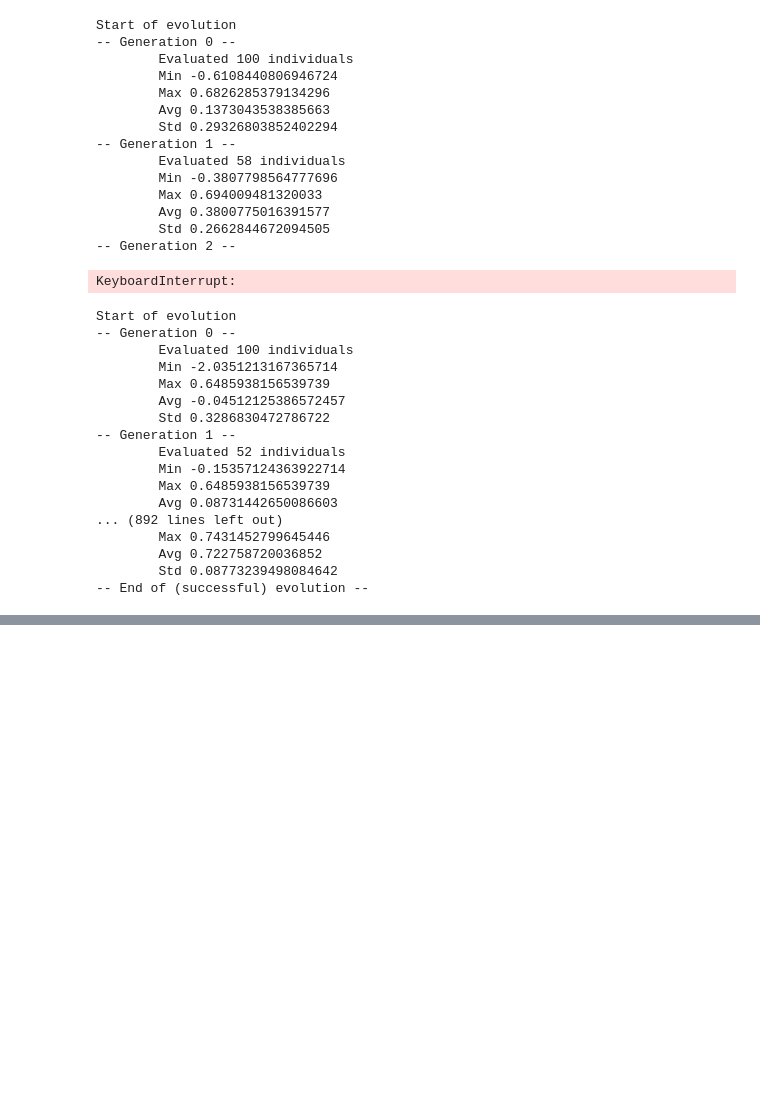
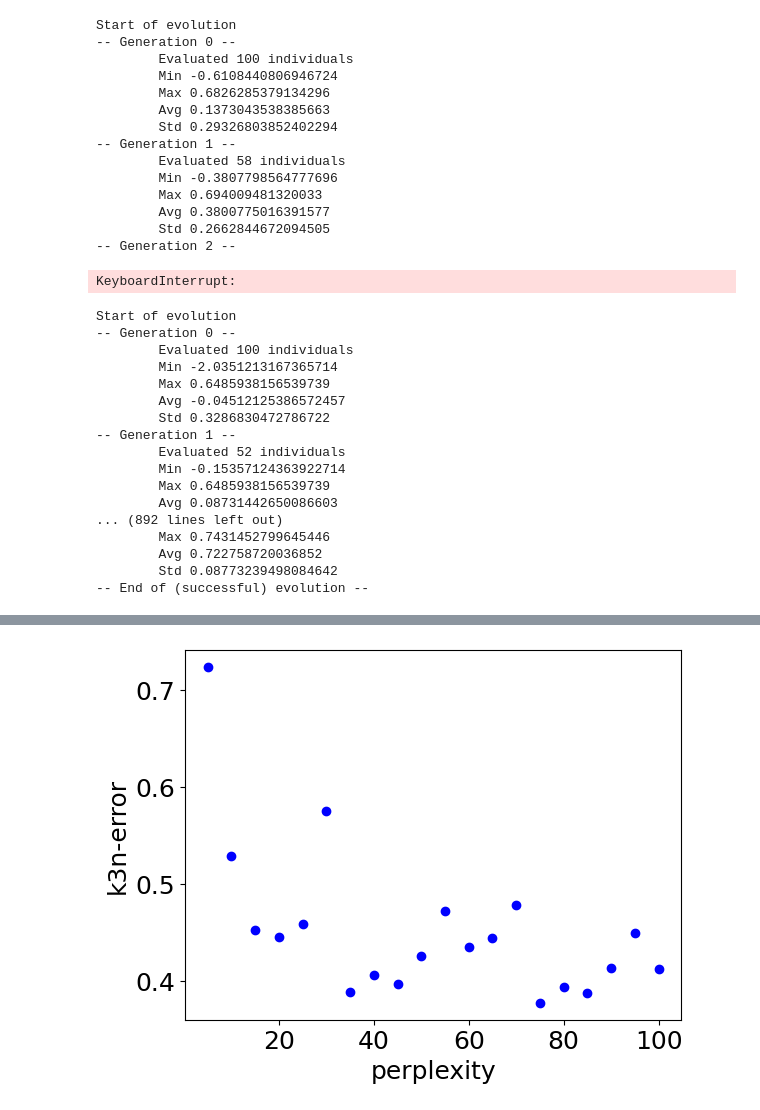
Before and after one commit to sato1214syun/python-mi-for_chemical_engineering, a Jupyter notebook: script.ipynb, the cells around one changed output, grey strips where cells are left out. Cells and saved outputs as stored; diff of their text form; code cells hidden in the pictures; blank space fills up the shorter version.

```diff
--- a/script.ipynb
+++ b/script.ipynb
@@ -2614,58 +2614,74 @@ import polars as pl
 from dcekit.validation import k3nerror  # type: ignore[import-untyped]
 from sklearn.manifold import TSNE
 
-# 設定 ここから
-k_in_k3n_error = 10  # k3n-error の k
-candidates_of_perplexity = np.arange(5, 105, 5, dtype=int)  # t-SNE の perplexity の候補
-# 設定 ここまで
 
-def load_dataset(file_path: str) -> pd.DataFrame:
+def load_dataset(file_path: str) -> pl.DataFrame:
     """データセットを読み込む."""
     return pl.read_csv(file_path).drop("")
-dataset = pd.read_csv(
-    "dataset/selected_descriptors_with_boiling_point.csv", index_col=0
-)  # データセットの読み込み
 
-y = dataset.iloc[:, 0]  # 目的変数
-x = dataset.iloc[:, 1:]  # 説明変数
-autoscaled_x = (x - x.mean()) / x.std()  # オートスケーリング
+
+def pre_processing_dataset(
+    dataset: pl.DataFrame,
+) -> pl.DataFrame:
+    """データセットの前処理."""
+    return dataset.with_columns(pl.nth(0).replace(None, 999).replace(999, None))
+
+
+# データセットの読み込み
+dataset = load_dataset("dataset/selected_descriptors_with_boiling_point.csv")
+dataset = pre_processing_dataset(dataset)
+y = dataset.to_series(0)  # 目的変数
+x = dataset.drop(y.name)  # 説明変数
+normalized_x = x.with_columns((pl.all() - pl.all().mean()) / pl.all().std())
 
 # k3n-error を用いた perplexity の最適化
-k3n_errors = []
-for index, perplexity in enumerate(candidates_of_perplexity):
-    print(index + 1, "/", len(candidates_of_perplexity))
-    t = TSNE(
-        perplexity=perplexity, n_components=2, init="pca", random_state=10
-    ).fit_transform(autoscaled_x)
-    scaled_t = (t - t.mean(axis=0)) / t.std(axis=0, ddof=1)
+n_components = 2
+k_in_k3n_error = 10  # k3n-error の k
+# t-SNE の perplexity の候補
+candidates_of_perplexity = pl.int_range(5, 105, 5, eager=True)
+k3n_errors = pl.Series("k3n_error", dtype=pl.Float64)
+for i, perplexity in enumerate(candidates_of_perplexity):
+    print(i + 1, "/", len(candidates_of_perplexity))
 
+    t = pl.DataFrame(
+        TSNE(
+            n_components, perplexity=perplexity, init="pca", random_state=10
+        ).fit_transform(
+            normalized_x.to_numpy()  # pl.DataFrameだとサンプルの結果と差が出る
+        )
+    )
+    scaled_t = t.with_columns((pl.all() - pl.all().mean()) / pl.all().std())
     k3n_errors.append(
-        k3nerror(autoscaled_x, scaled_t, k_in_k3n_error)
-        + k3nerror(scaled_t, autoscaled_x, k_in_k3n_error)
+        pl.Series(
+            [
+                k3nerror(normalized_x, scaled_t, k_in_k3n_error)
+                + k3nerror(scaled_t, normalized_x, k_in_k3n_error)
+            ]
+        ),
     )
+
 plt.scatter(candidates_of_perplexity, k3n_errors, c="blue")
 plt.xlabel("perplexity")
 plt.ylabel("k3n-error")
 plt.show()
-optimal_perplexity = candidates_of_perplexity[
-    np.where(k3n_errors == np.min(k3n_errors))[0][0]
-]
+
+optimal_perplexity = candidates_of_perplexity[k3n_errors.arg_min()]
 print("k3n-error による perplexity の最適値 :", optimal_perplexity)
 
 # t-SNE
-t = TSNE(
-    perplexity=optimal_perplexity, n_components=2, init="pca", random_state=10
-).fit_transform(autoscaled_x)
-t = pd.DataFrame(  # type: ignore[assignment]
-    t, index=dataset.index, columns=["t_1", "t_2"]
-)  # pandas の DataFrame 型に変換。行の名前・列の名前も設定
-t.to_csv(  # type: ignore[attr-defined]
-    f"result/tsne_score_perplexity_{optimal_perplexity}.csv"
-)  # csv ファイルに保存。同じ名前のファイルがあるときは上書きされるため注意
+t = pl.DataFrame(
+    TSNE(
+        n_components, perplexity=optimal_perplexity, init="pca", random_state=10
+    ).fit_transform(normalized_x.to_numpy())  # pl.DataFrameだとサンプルの結果と差が出る
+)
+t.columns = ["t1", "t2"]
+index = pl.Series("", [f"sample_{i + 1}" for i in range(t.height)])
+t.insert_column(0, index).write_csv(
+    f"result/tsne_score_perplexity_{optimal_perplexity}.csv", quote_style="never"
+)
 
 # t1 と t2 の散布図
-plt.rcParams["font.size"] = 18
-plt.scatter(t.iloc[:, 0], t.iloc[:, 1], c="blue")  # type: ignore[attr-defined]
+plt.scatter(t.to_series(0), t.to_series(1), c="blue")
 plt.xlabel("t1")
 plt.ylabel("t2")
 plt.show()
@@ -2673,0 +2709 @@ FileNotFoundError: [Errno 2] No such file or directory: 'selected_descriptors_wi
+[figure, added]
```
Also changed, not shown: parts of 2 cells of this notebook, 3 other files.
